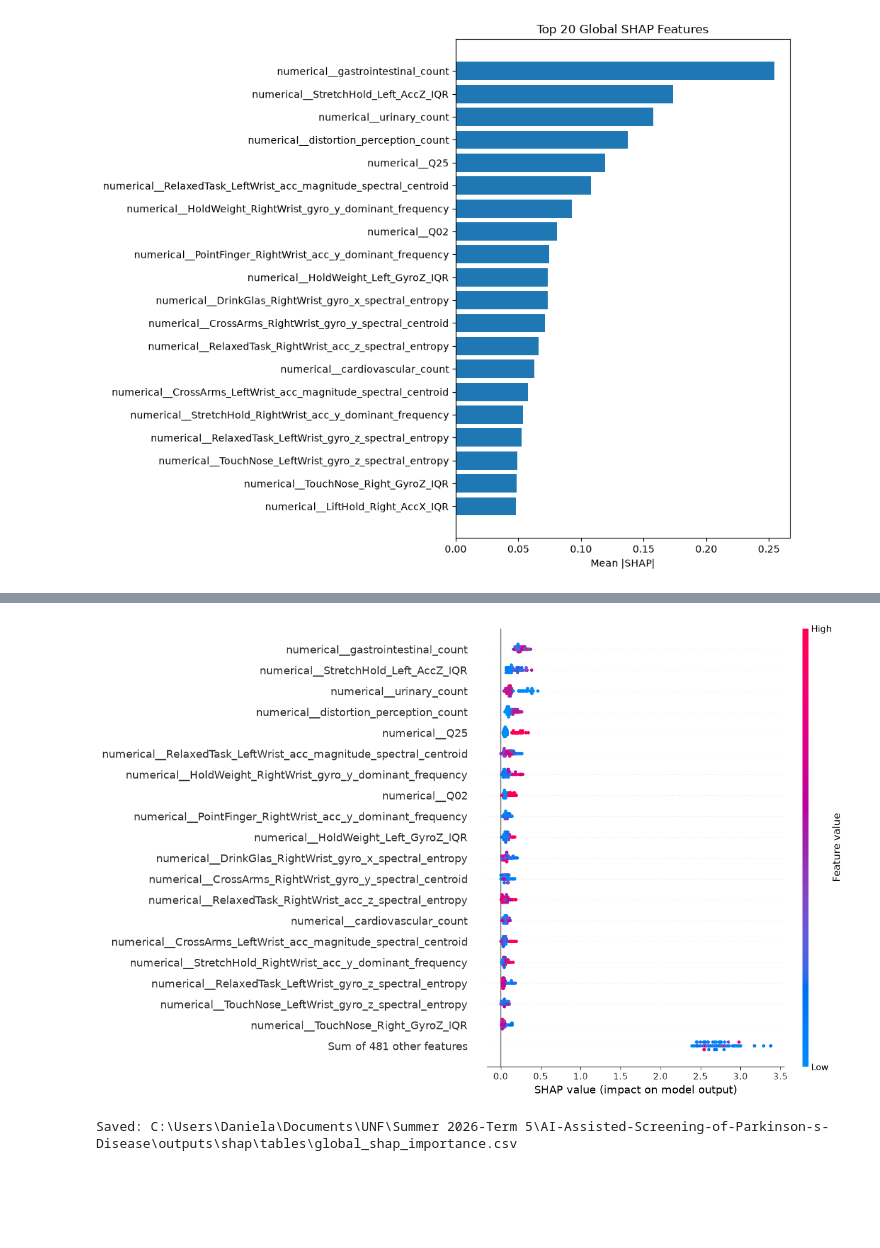
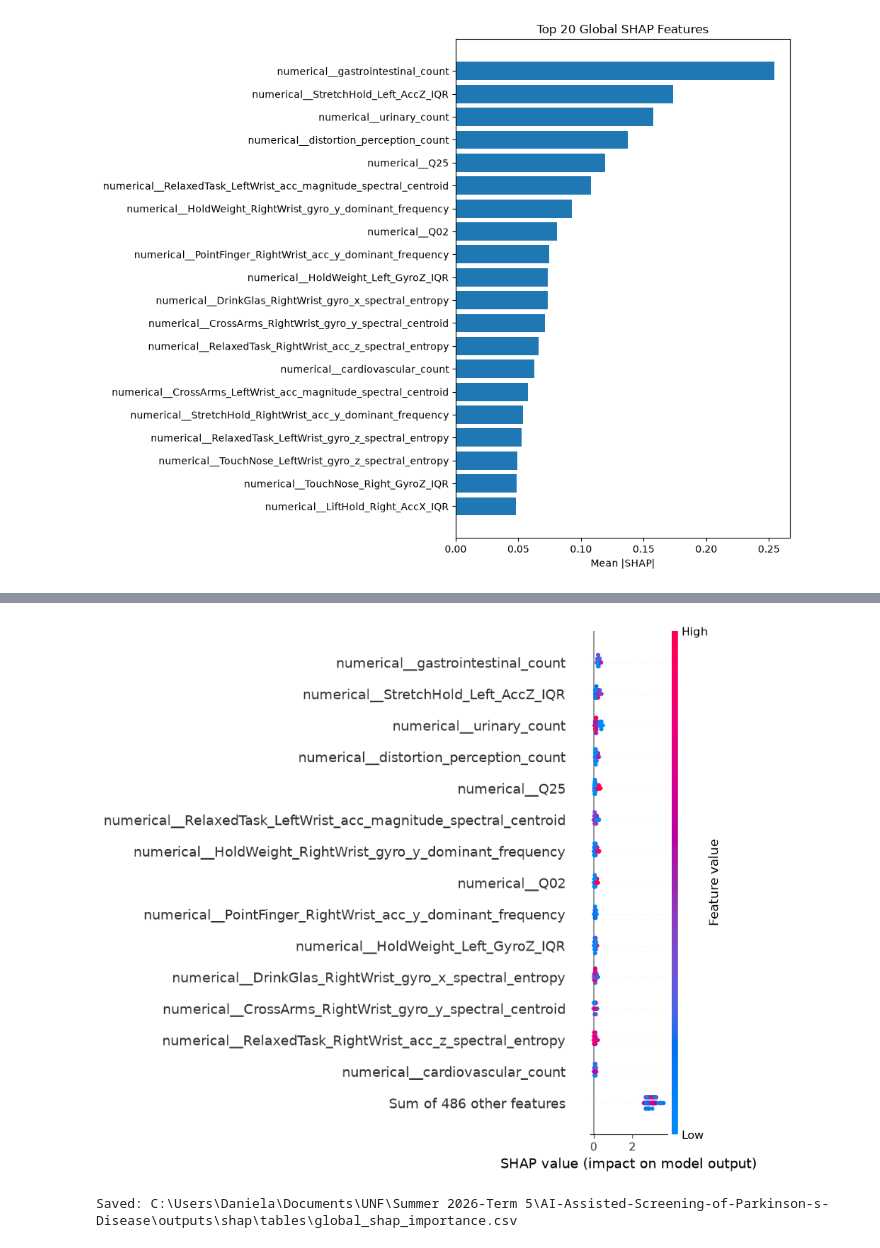
Before and after one commit to obramwell/AI-Assisted-Screening-of-Parkinson-s-Disease, a Jupyter notebook: notebooks/14_SHAP_Explainability.ipynb, the cells around one changed output, grey strips where cells are left out. Drawn from its saved outputs; the diff is of its cells as text; code cells hidden in the pictures; blank space fills up the shorter version.

```diff
--- a/notebooks/14_SHAP_Explainability.ipynb
+++ b/notebooks/14_SHAP_Explainability.ipynb
@@ -271,20 +327,33 @@ plt.show()
 # %%
 # Global SHAP beeswarm
 mean_shap = np.mean(
     np.abs(shap_values),
     axis=2
 )
 explanation = shap.Explanation(
     values=mean_shap,
     data=X_processed.values,
     feature_names=selected_features
 )
+plt.figure(figsize=(12, 8))
+
 shap.plots.beeswarm(
     explanation,
-    max_display=20
+    max_display=15,
+    show=False
 )
+
+plt.tight_layout()
+
+plt.savefig(
+    SHAP_FIGURES / "shap_beeswarm_global.png",
+    dpi=300,
+    bbox_inches="tight"
+)
+
+plt.show()
 # %% [output]
-[figure, old version]
+[figure, new version]
 # %%
 # Save SHAP importance
 importance_df.to_csv(
```
Also changed, not shown: parts of 5 cells of this notebook, 25 other files.
